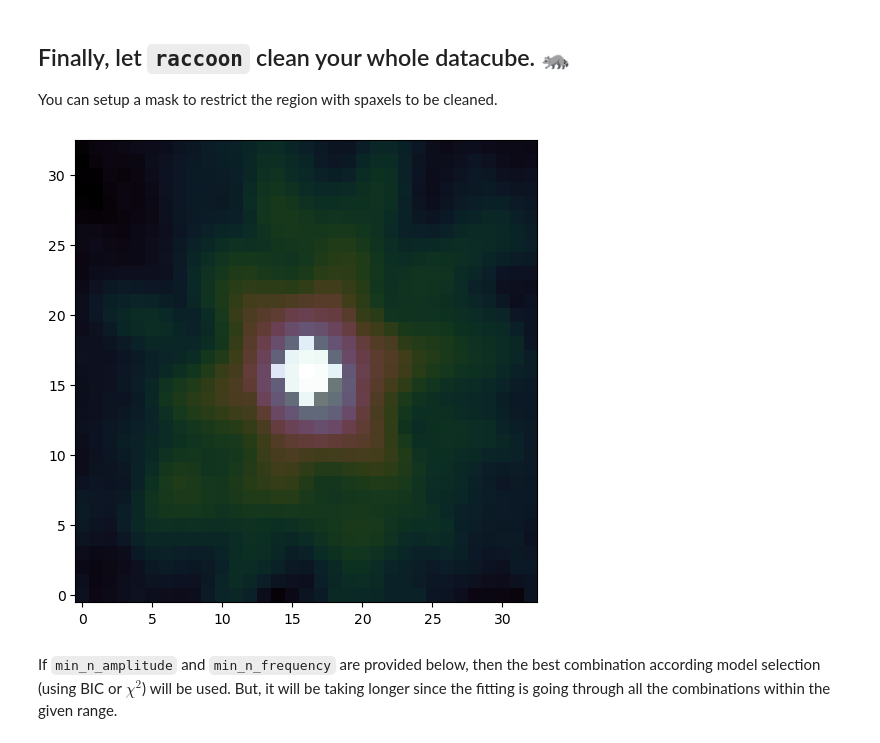
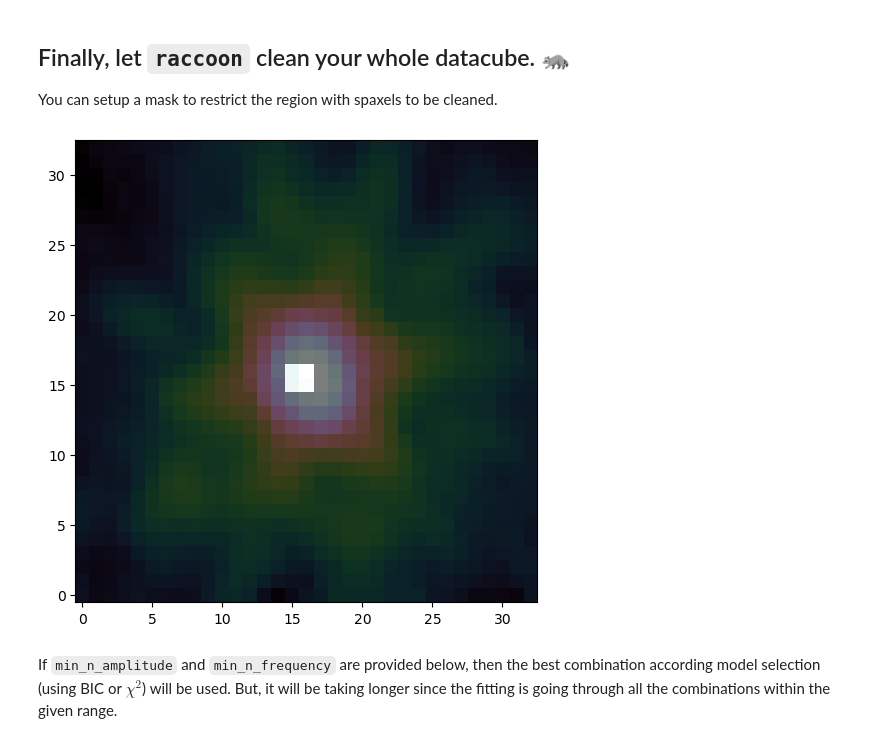
Before and after one commit to ajshajib/raccoon, a Jupyter notebook: example/example_notebook.ipynb, the cells around one changed output. Saved outputs shown, nothing was run; the diff lists cells and outputs as text; code cells hidden in the pictures.

```diff
--- a/example/example_notebook.ipynb
+++ b/example/example_notebook.ipynb
@@ -260,23 +291,18 @@ You can setup a mask to restrict the region with spaxels to be cleaned.
 # %%
 %matplotlib inline
 
 mask = np.zeros_like(data_cube[0], dtype=bool)
 
 center_x = quasar_x
 center_y = quasar_y
 
-radius = 2  # pixels
-
-for i in range(center_x - 2 * radius, center_x + 2 * radius):
-    for j in range(center_y - 2 * radius, center_y + 2 * radius):
-        if (i - center_x) ** 2 + (j - center_y) ** 2 <= radius**2:
-            mask[i, j] = True
+mask[center_x - 1: center_x + 1, center_y - 1: center_y + 1] = True
 
 plt.imshow(np.log10(np.nansum(data_cube, axis=0)), cmap="cubehelix", origin="lower")
 plt.imshow(mask, alpha=0.5, cmap="cubehelix", origin="lower", vmin=0, vmax=1)
 plt.show()
 # %% [output]
-[figure, old version]
+[figure, new version]
 # %% [markdown]
 If `min_n_amplitude` and `min_n_frequency` are provided below, then the best combination according model selection (using BIC or $\chi^2$) will be used. But, it will be taking longer since the fitting is going through all the combinations within the given range.
 # %%
```
Also changed, not shown: parts of 9 cells of this notebook.
